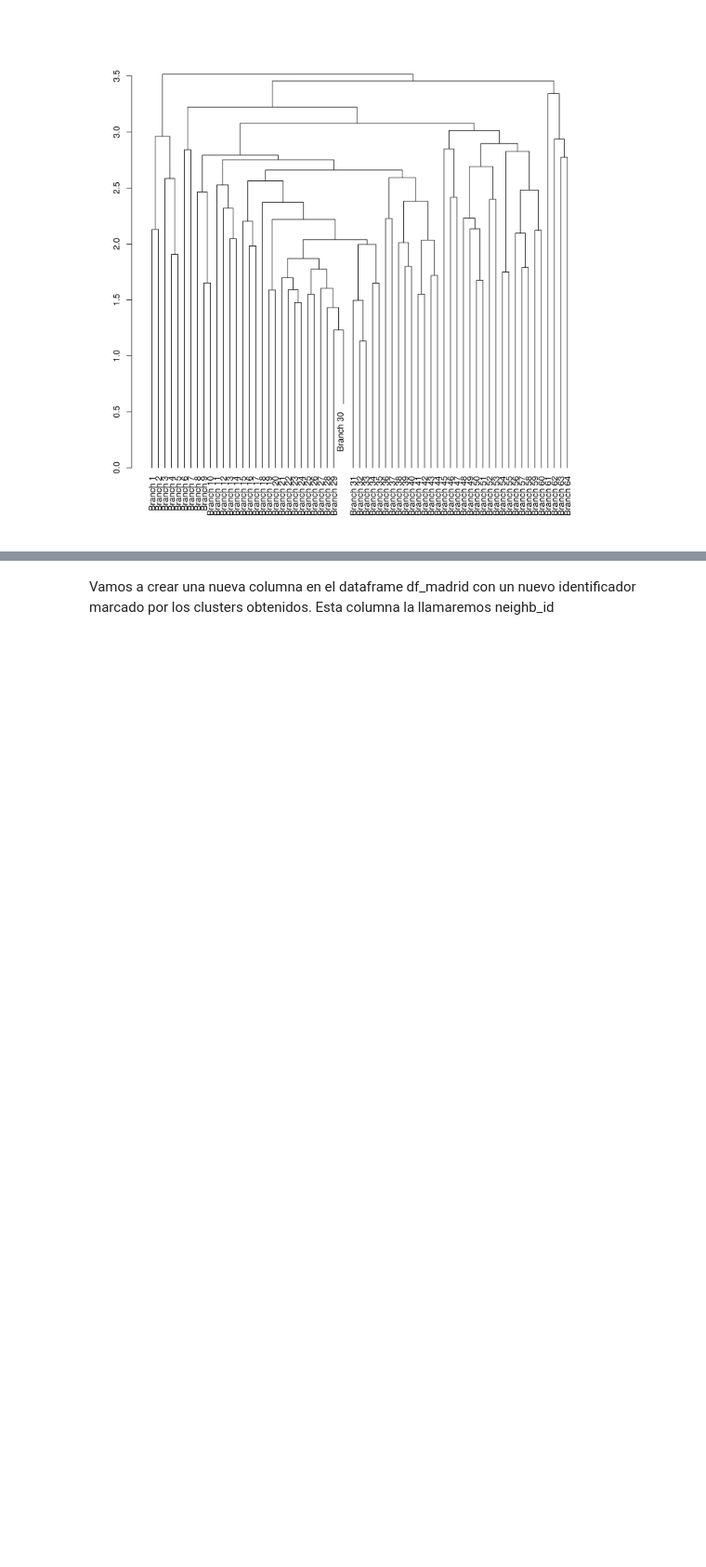
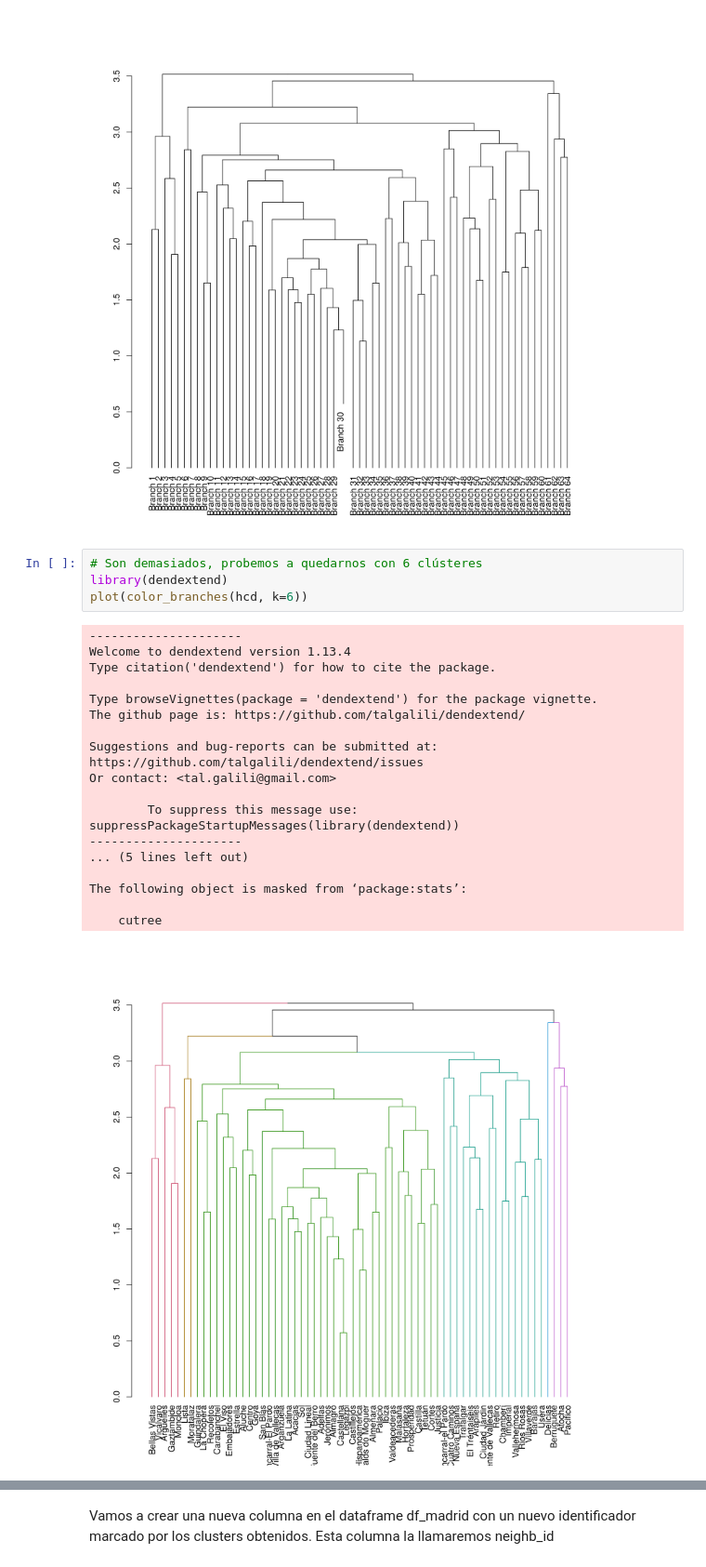
Before and after one commit to Inotist/proyect-bd-ml, a Jupyter notebook: Data Mining/0-Practica-NombreAlumno.ipynb, the cells around one changed output, grey strips where cells are left out. Shown at 93% size. Drawn from its saved outputs; the diff is of its cells as text; blank space fills up the shorter version.

```diff
--- a/Data Mining/0-Practica-NombreAlumno.ipynb
+++ b/Data Mining/0-Practica-NombreAlumno.ipynb
@@ -107,3 +107,26 @@ Estableciendo un punto de corte en 0.9, ¿cuantos clusters aparecen?
 plot(cut(hcd, h=0.9)$upper)
 # %% [output]
 [figure]
+# %%
+# Son demasiados, probemos a quedarnos con 6 clústeres
+library(dendextend)
+plot(color_branches(hcd, k=6))
+# %% [output]
+---------------------
+Welcome to dendextend version 1.13.4
+Type citation('dendextend') for how to cite the package.
+
+Type browseVignettes(package = 'dendextend') for the package vignette.
+The github page is: https://github.com/talgalili/dendextend/
+
+Suggestions and bug-reports can be submitted at: https://github.com/talgalili/dendextend/issues
+Or contact: <tal.galili@gmail.com>
+
+        To suppress this message use:  suppressPackageStartupMessages(library(dendextend))
+---------------------
+... (5 lines left out)
+
+The following object is masked from ‘package:stats’:
+
+    cutree
+[figure, added]
```
Also changed, not shown: parts of 9 cells of this notebook.
